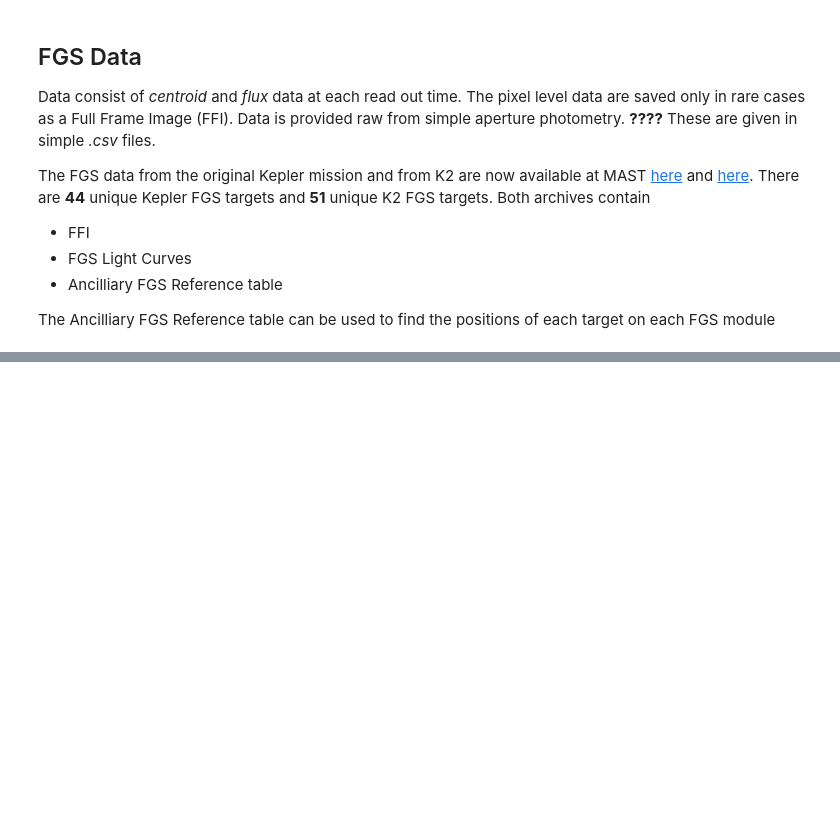
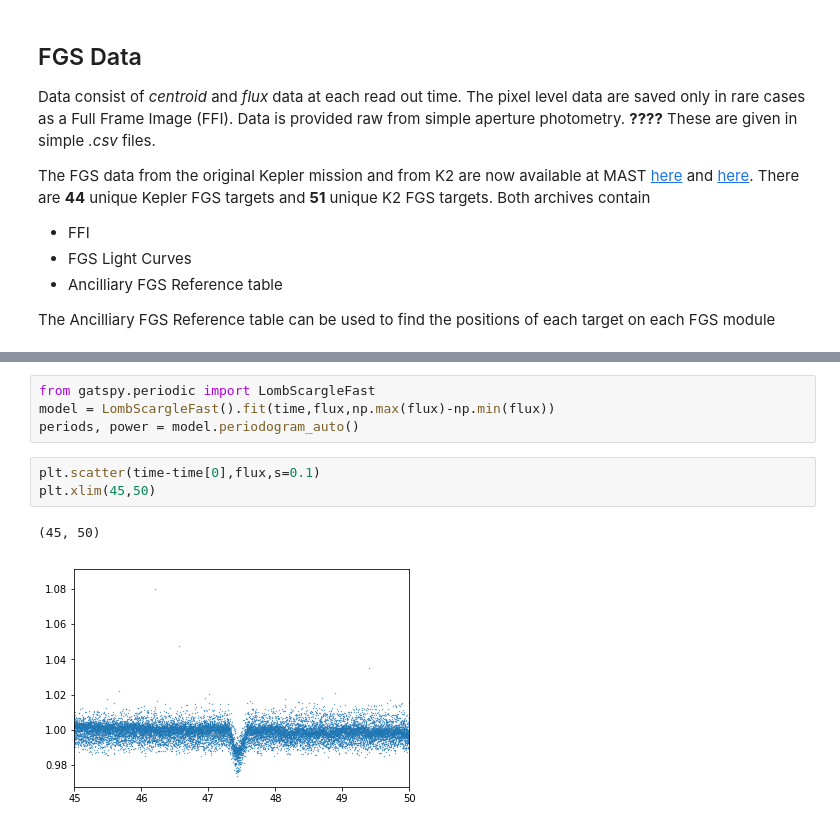
Before and after one commit to christinahedges/kepFGS, a Jupyter notebook: FGS_Tutorial.ipynb, the cells around one changed output, grey strips where cells are left out. Drawn from its saved outputs; the diff is of its cells as text; blank space fills up the shorter version.

```diff
--- a/FGS_Tutorial.ipynb
+++ b/FGS_Tutorial.ipynb
@@ -47,0 +109,10 @@ plt.title('Kepler 2564891')
+# %%
+from gatspy.periodic import LombScargleFast
+model = LombScargleFast().fit(time,flux,np.max(flux)-np.min(flux))
+periods, power = model.periodogram_auto()
+# %%
+plt.scatter(time-time[0],flux,s=0.1)
+plt.xlim(45,50)
+# %% [output]
+(45, 50)
+[figure, added]
```
Also changed, not shown: parts of 12 cells of this notebook, 1 other file.
